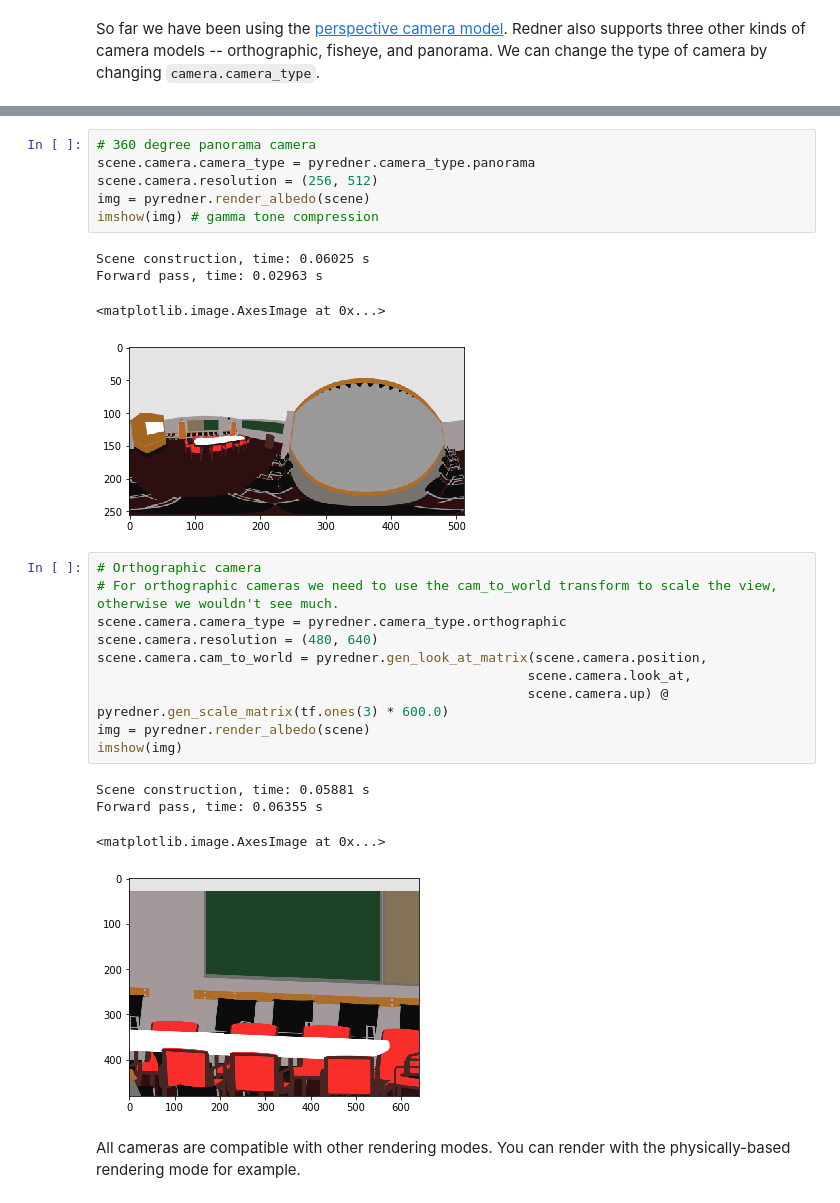
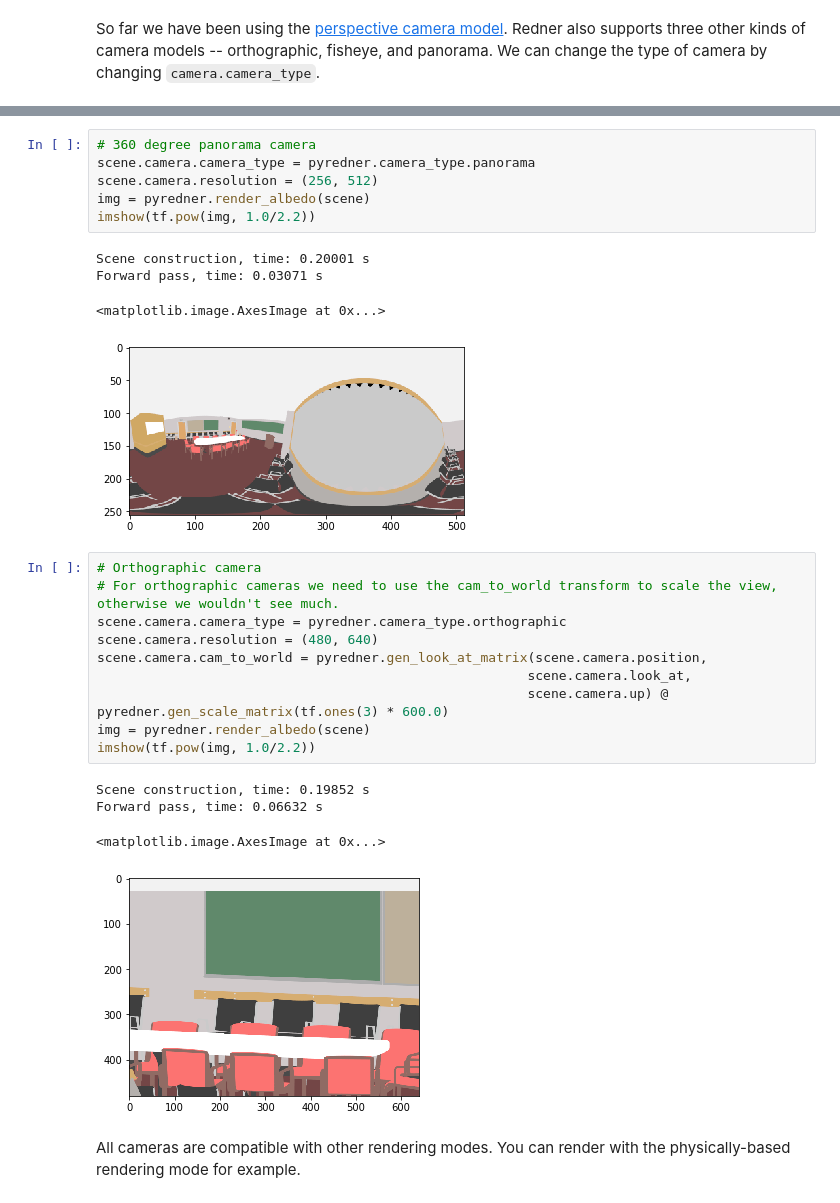
Before and after one commit to BachiLi/redner, a Jupyter notebook: tutorials/camera_model_tensorflow.ipynb, the cells around one changed output, grey strips where cells are left out. Cells and saved outputs as stored; diff of their text form.

Commit message:
proper gamma correction for camera model tf tutorial

```diff
--- a/tutorials/camera_model_tensorflow.ipynb
+++ b/tutorials/camera_model_tensorflow.ipynb
@@ -134,27 +134,27 @@ Forward pass, time: 0.05033 s
 scene.camera.camera_type = pyredner.camera_type.panorama
 scene.camera.resolution = (256, 512)
 img = pyredner.render_albedo(scene)
-imshow(img) # gamma tone compression
+imshow(tf.pow(img, 1.0/2.2))
 # %% [output]
-Scene construction, time: 0.06025 s
-Forward pass, time: 0.02963 s
+Scene construction, time: 0.20001 s
+Forward pass, time: 0.03071 s
 <matplotlib.image.AxesImage at 0x...>
-[figure, old version]
+[figure, new version]
 # %%
 # Orthographic camera
 # For orthographic cameras we need to use the cam_to_world transform to scale the view, otherwise we wouldn't see much.
 scene.camera.camera_type = pyredner.camera_type.orthographic
 scene.camera.resolution = (480, 640)
 scene.camera.cam_to_world = pyredner.gen_look_at_matrix(scene.camera.position,
                                                        scene.camera.look_at,
                                                        scene.camera.up) @ pyredner.gen_scale_matrix(tf.ones(3) * 600.0)
 img = pyredner.render_albedo(scene)
-imshow(img)
+imshow(tf.pow(img, 1.0/2.2))
 # %% [output]
-Scene construction, time: 0.05881 s
-Forward pass, time: 0.06355 s
+Scene construction, time: 0.19852 s
+Forward pass, time: 0.06632 s
 <matplotlib.image.AxesImage at 0x...>
-[figure, old version]
+[figure, new version]
 # %% [markdown]
 All cameras are compatible with other rendering modes. You can render with the physically-based rendering mode for example.
 # %%
```
Also changed, not shown: parts of 7 cells of this notebook.
